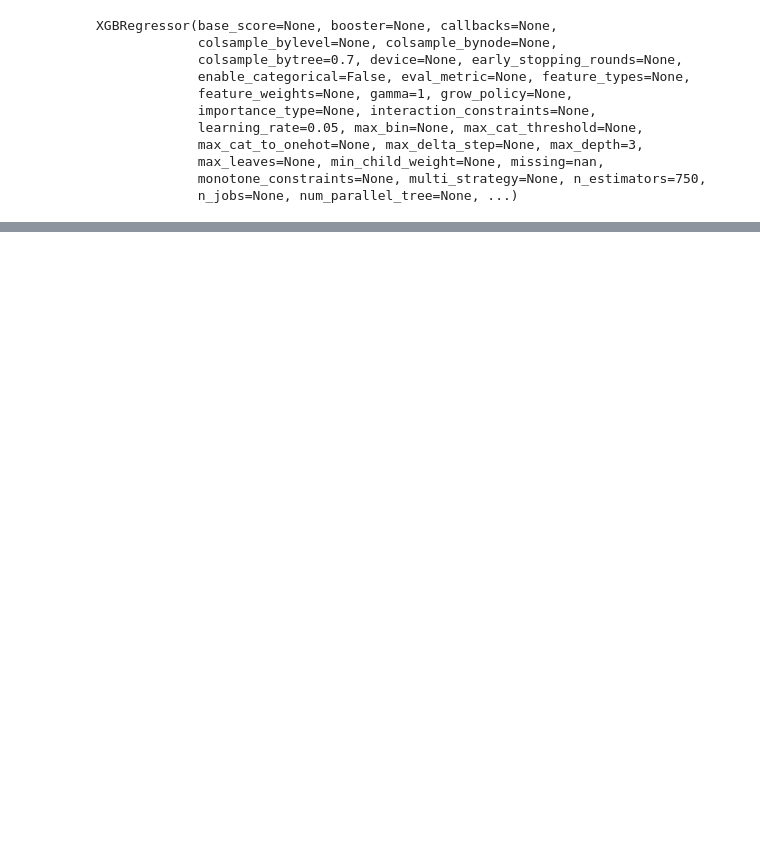
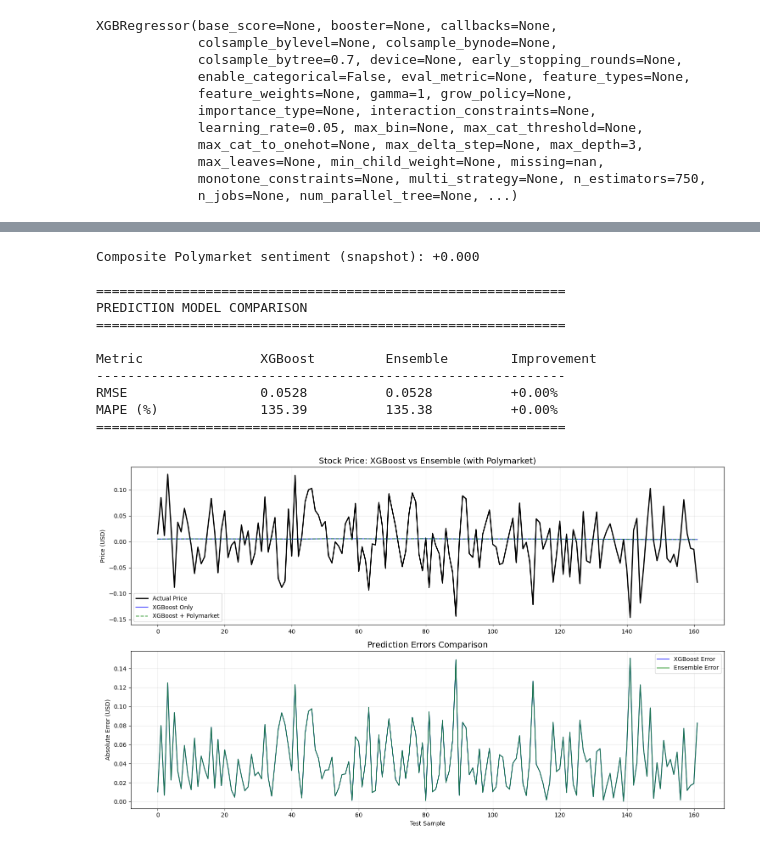
Before and after one commit to Khizer-ali/Stock-Price-Prediction, a Jupyter notebook: Stock_price_prediction.ipynb, the cells around one changed output, grey strips where cells are left out. Cells and saved outputs as stored; diff of their text form; code cells hidden in the pictures; blank space fills up the shorter version.

```diff
--- a/Stock_price_prediction.ipynb
+++ b/Stock_price_prediction.ipynb
@@ -269,0 +375,58 @@ Text(0, 0.5, 'Price in USD $')
+# %%
+
+fetcher = PolymarketDataFetcher()
+
+search_terms = [
+    "S&P 500",
+    "technology stocks",
+    "US inflation",
+    "Federal Reserve",
+]
+
+def normalize_markets_response(resp):
+    """Polymarket CLOB responses are typically a dict with a 'data' list."""
+    if isinstance(resp, dict):
+        return resp.get("data", [])
+    if isinstance(resp, list):
+        return resp
+    return []
+
+markets = []
+for term in search_terms:
+    resp = fetcher.get_markets(term, limit=3)
+    markets.extend(normalize_markets_response(resp))
+
+market_payloads = []
+for m in markets[:10]:
+    if not isinstance(m, dict):
+        continue
+    market_id = m.get("id") or m.get("market_id")
+    if not market_id:
+        continue
+    payload = fetcher.get_market_prices(market_id)
+    if payload:
+        market_payloads.append(payload)
+
+composite_sentiment = float(create_market_sentiment_score(market_payloads)) if market_payloads else 0.0
+print(f"Composite Polymarket sentiment (snapshot): {composite_sentiment:+.3f}")
+
+df_poly_live["market_sentiment"] = (
+    composite_sentiment + np.random.normal(0, 0.05, size=len(df_poly_live))
+).clip(-1, 1)
+
+results_poly_live = validate_with_polymarket_signal(df_poly_live, perc=0.2, polymarket_weight=0.3)
+print_comparison_metrics(results_poly_live)
+plot_ensemble_comparison(results_poly_live)
+# %% [output]
+Composite Polymarket sentiment (snapshot): +0.000
+
+============================================================
+PREDICTION MODEL COMPARISON
+============================================================
+
+Metric               XGBoost         Ensemble        Improvement
+------------------------------------------------------------
+RMSE                 0.0528          0.0528          +0.00%
+MAPE (%)             135.39          135.38          +0.00%
+============================================================
+[figure, added]
```
Also changed, not shown: parts of 16 cells of this notebook, 2 other files.
